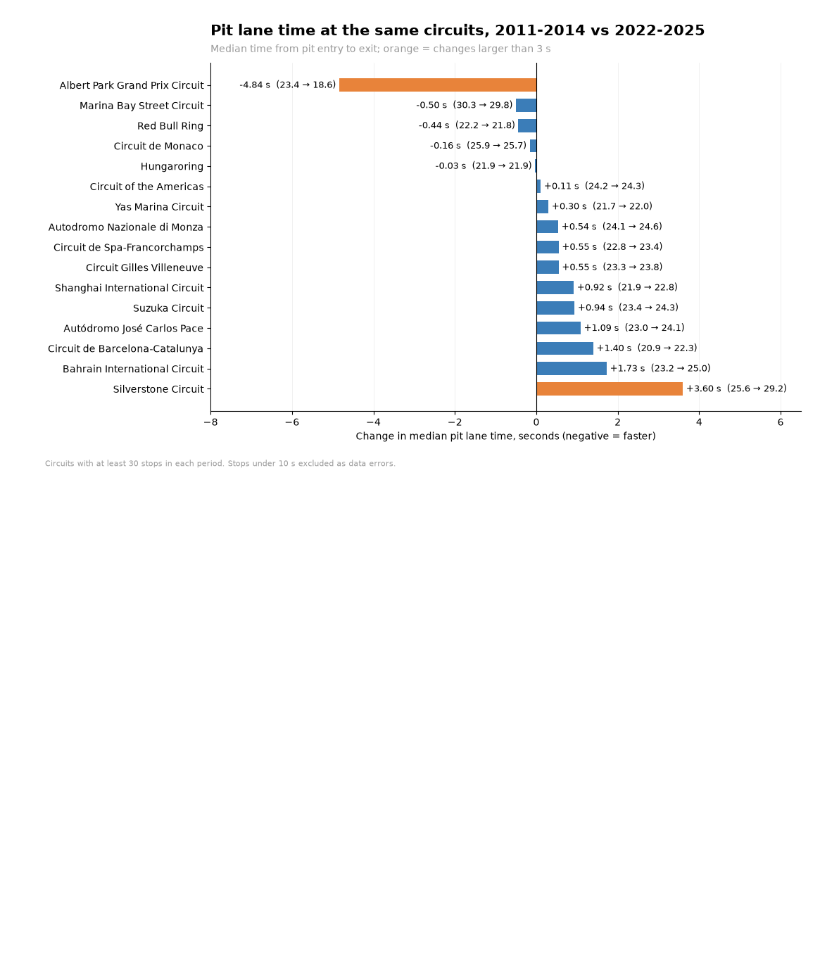
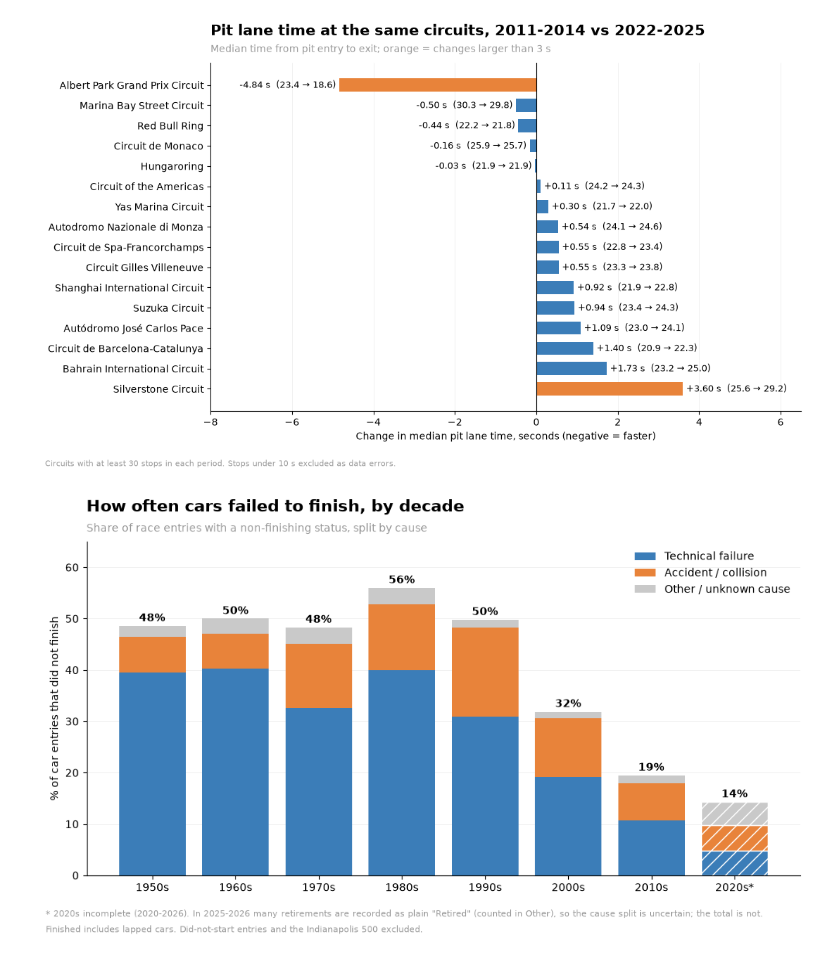
Before and after one commit to luvurgrace/f1-sql-analysis, a Jupyter notebook: notebooks/analysis.ipynb, the cells around one changed output. Drawn from its saved outputs; the diff is of its cells as text; code cells hidden in the pictures; blank space fills up the shorter version.

Commit message:
Add Q7: reliability by decade and main causes of retirement

```diff
--- a/notebooks/analysis.ipynb
+++ b/notebooks/analysis.ipynb
@@ -353,3 +353,43 @@ plt.savefig("../charts/q6_pit_lane_by_circuit.png", bbox_inches="tight")
 plt.show()
 # %% [output]
 [figure]
+# %%
+df = pd.read_csv("../results/q7_reliability_by_decade.csv")
+labels = [f"{d}s" + ("*" if d == 2020 else "") for d in df["decade"]]
+
+fig, ax = plt.subplots(figsize=(10, 5.8))
+b1 = ax.bar(labels, df["technical_pct"], color=BLUE, label="Technical failure")
+b2 = ax.bar(labels, df["accident_pct"], bottom=df["technical_pct"],
+            color=ORANGE, label="Accident / collision")
+b3 = ax.bar(labels, df["other_pct"], bottom=df["technical_pct"] + df["accident_pct"],
+            color="#C9C9C9", label="Other / unknown cause")
+
+# Hatch the incomplete 2020s
+for container in (b1, b2, b3):
+    container[-1].set_hatch("//")
+    container[-1].set_edgecolor("white")
+
+for i, row in df.iterrows():
+    ax.text(i, row["failure_rate_pct"] + 1, f"{row['failure_rate_pct']:.0f}%",
+            ha="center", fontweight="bold")
+
+ax.set_ylim(0, 65)
+ax.grid(axis="x", visible=False)
+ax.set_ylabel("% of car entries that did not finish")
+ax.set_title("How often cars failed to finish, by decade", loc="left", pad=28)
+ax.text(0, 1.03, "Share of race entries with a non-finishing status, split by cause",
+        transform=ax.transAxes, fontsize=10, color=GRAY)
+ax.legend(frameon=False, loc="upper right")
+fig.text(0.01, 0.045,
+         "* 2020s incomplete (2020-2026). In 2025-2026 many retirements are recorded as plain "
+         "\"Retired\" (counted in Other), so the cause split is uncertain; the total is not.",
+         fontsize=8, color=GRAY)
+fig.text(0.01, 0.01,
+         "Finished includes lapped cars. Did-not-start entries and the Indianapolis 500 excluded.",
+         fontsize=8, color=GRAY)
+
+plt.tight_layout(rect=[0, 0.07, 1, 1])
+plt.savefig("../charts/q7_reliability_by_decade.png", bbox_inches="tight")
+plt.show()
+# %% [output]
+[figure, added]
```
Also changed, not shown: parts of 1 cell of this notebook, 9 other files.
